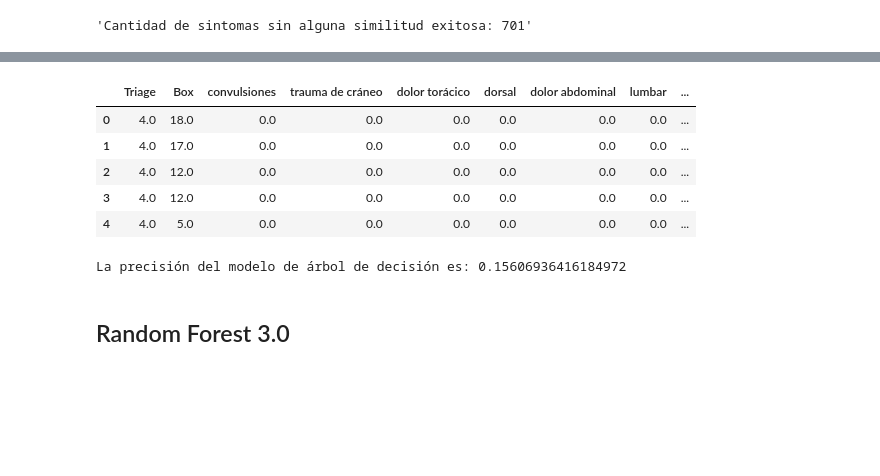
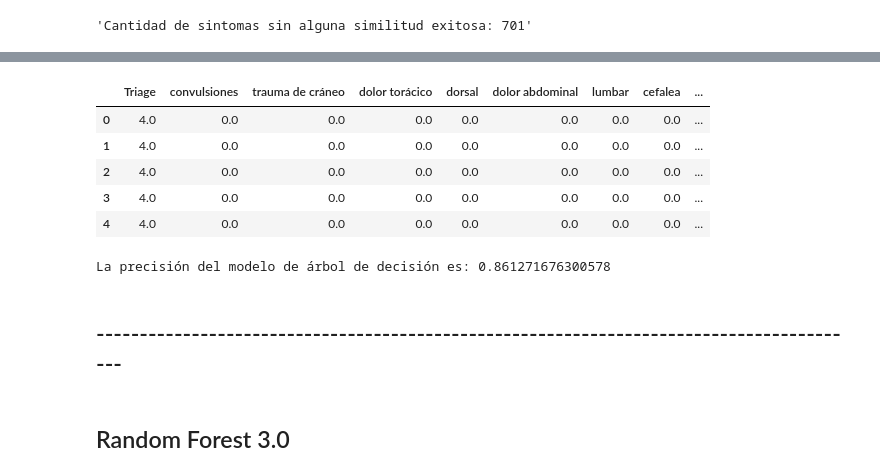
Before and after one commit to Adriellevy/Triage_HF, a Jupyter notebook: DataAnalysisAndReports/notebooks/Triage_HF.ipynb, the cells around one changed output, grey strips where cells are left out. Saved outputs shown, nothing was run; the diff lists cells and outputs as text; code cells hidden in the pictures; blank space fills up the shorter version.

```diff
--- a/DataAnalysisAndReports/notebooks/Triage_HF.ipynb
+++ b/DataAnalysisAndReports/notebooks/Triage_HF.ipynb
@@ -1287,14 +1288,15 @@ dtypes: float64(24)
 memory usage: 126.6 KB
 # %%
 df_Random_Forest2 = df_relacion_pacientes_sintomas_random_forest.copy()
+df_Random_Forest2 = pd.get_dummies(df_Random_Forest2, columns=['Box'])
 df_Random_Forest2.head()
 # %% [output]
-|  | Triage | Box | convulsiones | trauma de cráneo | dolor torácico | dorsal | dolor abdominal | lumbar | ... |
-| 0 | 4.0 | 18.0 | 0.0 | 0.0 | 0.0 | 0.0 | 0.0 | 0.0 | ... |
-| 1 | 4.0 | 17.0 | 0.0 | 0.0 | 0.0 | 0.0 | 0.0 | 0.0 | ... |
-| 2 | 4.0 | 12.0 | 0.0 | 0.0 | 0.0 | 0.0 | 0.0 | 0.0 | ... |
-| 3 | 4.0 | 12.0 | 0.0 | 0.0 | 0.0 | 0.0 | 0.0 | 0.0 | ... |
-| 4 | 4.0 | 5.0 | 0.0 | 0.0 | 0.0 | 0.0 | 0.0 | 0.0 | ... |
+|  | Triage | convulsiones | trauma de cráneo | dolor torácico | dorsal | dolor abdominal | lumbar | cefalea | ... |
+| 0 | 4.0 | 0.0 | 0.0 | 0.0 | 0.0 | 0.0 | 0.0 | 0.0 | ... |
+| 1 | 4.0 | 0.0 | 0.0 | 0.0 | 0.0 | 0.0 | 0.0 | 0.0 | ... |
+| 2 | 4.0 | 0.0 | 0.0 | 0.0 | 0.0 | 0.0 | 0.0 | 0.0 | ... |
+| 3 | 4.0 | 0.0 | 0.0 | 0.0 | 0.0 | 0.0 | 0.0 | 0.0 | ... |
+| 4 | 4.0 | 0.0 | 0.0 | 0.0 | 0.0 | 0.0 | 0.0 | 0.0 | ... |
 # %%
 for i in range(df_Random_Forest2.shape[1]):
     if isinstance(df_Random_Forest2.iloc[:, i].values[0], list):
@@ -1309,9 +1311,17 @@ from sklearn.tree import DecisionTreeClassifier
 from sklearn.metrics import accuracy_score
 import pandas as pd
 
-# Separar las características (X) de la etiqueta objetivo (y)
-X_randomforest = df_Random_Forest2.drop('Box', axis=1)
-y_randomforest = df_Random_Forest2['Box']
+box_columns = [col for col in df_Random_Forest2.columns if 'Box' in col]
+
+# Itera sobre cada columna 'Box'
+for box_col in box_columns:
+    # Crea un nuevo DataFrame para cada columna 'Box'
+    df_temp = df_Random_Forest2.drop(box_columns, axis=1)
+    df_temp['Target'] = df_Random_Forest2[box_col]
+
+    # Separa las características (X) de la etiqueta objetivo (y)
+    X_randomforest = df_temp.drop('Target', axis=1)
+    y_randomforest = df_temp['Target']
 
 # Dividir los datos en conjuntos de entrenamiento y prueba
 X_train, X_test, y_train, y_test = train_test_split(X_randomforest, y_randomforest, test_size=0.8, random_state=0)
@@ -1330,7 +1340,9 @@ accuracy = accuracy_score(y_test, y_pred)
 
 print(f'La precisión del modelo de árbol de decisión es: {accuracy}')
 # %% [output]
-La precisión del modelo de árbol de decisión es: 0.15606936416184972
+La precisión del modelo de árbol de decisión es: 0.861271676300578
+# %% [markdown]
+## -----------------------------------------------------------------------------------------
 # %% [markdown]
 ## Random Forest 3.0
 # %%
```
Also changed, not shown: parts of 1 cell of this notebook.
